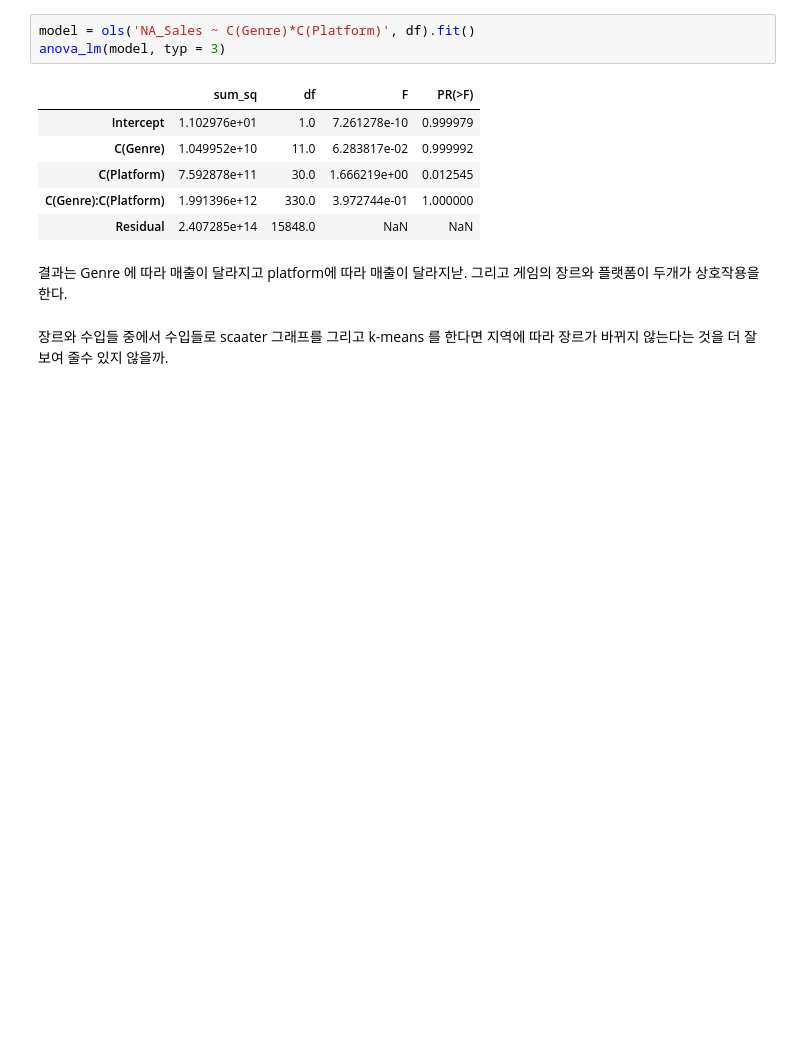
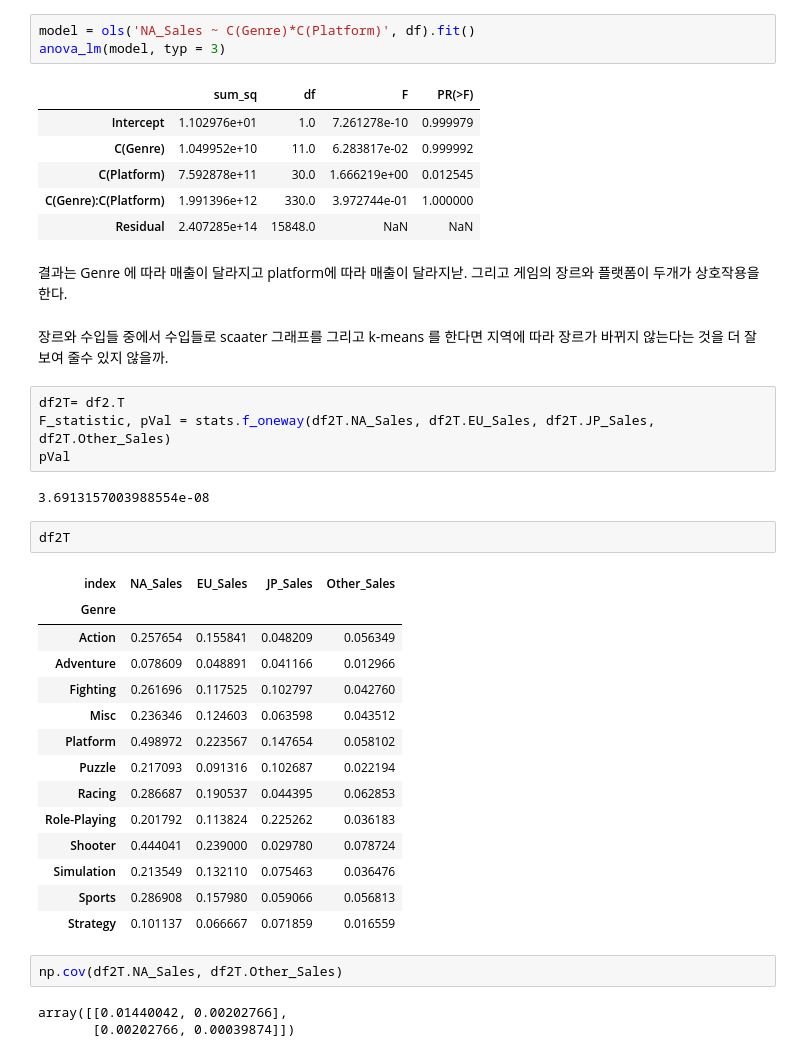
Before and after one commit to nojihun/save, a Jupyter notebook: AI_05_노지훈_section1.ipynb, the cells around one changed output. Saved outputs shown, nothing was run; the diff lists cells and outputs as text; blank space fills up the shorter version.

```diff
--- a/AI_05_노지훈_section1.ipynb
+++ b/AI_05_노지훈_section1.ipynb
@@ -479,3 +534,31 @@ anova_lm(model, typ = 3)
 결과는 Genre 에 따라 매출이 달라지고 platform에 따라 매출이 달라지낟. 그리고 게임의 장르와 플랫폼이 두개가 상호작용을 한다.
 # %% [markdown]
 장르와 수입들 중에서 수입들로 scaater 그래프를 그리고  k-means 를 한다면 지역에 따라 장르가 바뀌지 않는다는 것을 더 잘 보여 줄수 있지 않을까.
+# %%
+df2T= df2.T
+F_statistic, pVal = stats.f_oneway(df2T.NA_Sales, df2T.EU_Sales, df2T.JP_Sales, df2T.Other_Sales)
+pVal
+# %% [output]
+3.6913157003988554e-08
+# %%
+df2T
+# %% [output]
+| index | NA_Sales | EU_Sales | JP_Sales | Other_Sales |
+| Genre |  |  |  |  |
+| Action | 0.257654 | 0.155841 | 0.048209 | 0.056349 |
+| Adventure | 0.078609 | 0.048891 | 0.041166 | 0.012966 |
+| Fighting | 0.261696 | 0.117525 | 0.102797 | 0.042760 |
+| Misc | 0.236346 | 0.124603 | 0.063598 | 0.043512 |
+| Platform | 0.498972 | 0.223567 | 0.147654 | 0.058102 |
+| Puzzle | 0.217093 | 0.091316 | 0.102687 | 0.022194 |
+| Racing | 0.286687 | 0.190537 | 0.044395 | 0.062853 |
+| Role-Playing | 0.201792 | 0.113824 | 0.225262 | 0.036183 |
+| Shooter | 0.444041 | 0.239000 | 0.029780 | 0.078724 |
+| Simulation | 0.213549 | 0.132110 | 0.075463 | 0.036476 |
+| Sports | 0.286908 | 0.157980 | 0.059066 | 0.056813 |
+| Strategy | 0.101137 | 0.066667 | 0.071859 | 0.016559 |
+# %%
+np.cov(df2T.NA_Sales, df2T.Other_Sales)
+# %% [output]
+array([[0.01440042, 0.00202766],
+       [0.00202766, 0.00039874]])
```
Also changed, not shown: parts of 6 cells of this notebook.
